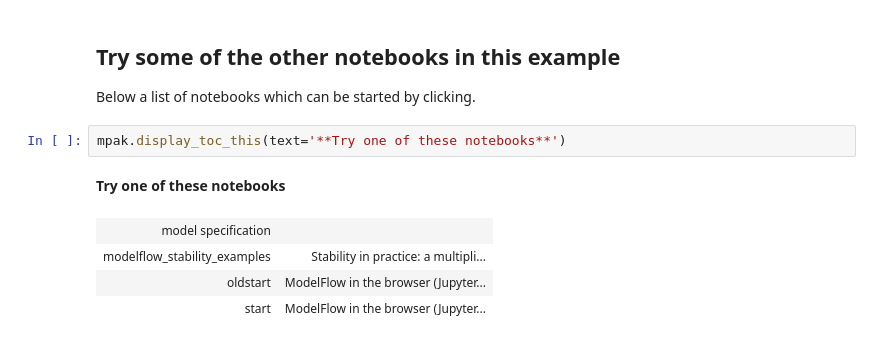
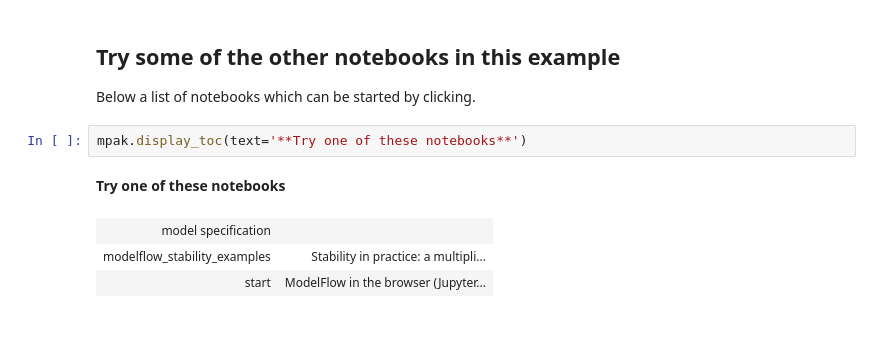
Before and after one commit to IbHansen/jupyter_lite, a Jupyter notebook: content/start.ipynb, the cells around one changed output. Drawn from its saved outputs; the diff is of its cells as text.

```diff
--- a/content/start.ipynb
+++ b/content/start.ipynb
@@ -129,10 +130,9 @@ interactive(children=(Dropdown(description='Variable', index=321, options=('CHNE
 ## Try some of the other notebooks in this example
 Below a list of  notebooks which can be started by clicking.
 # %%
-mpak.display_toc_this(text='**Try one of these notebooks**')
+mpak.display_toc(text='**Try one of these notebooks**')
 # %% [output]
 **Try one of these notebooks**
 | model specification |  |
 | modelflow_stability_examples | Stability in practice: a multipli... |
-| oldstart | ModelFlow in the browser (Jupyter... |
 | start | ModelFlow in the browser (Jupyter... |
```
Also changed, not shown: parts of 1 cell of this notebook.
